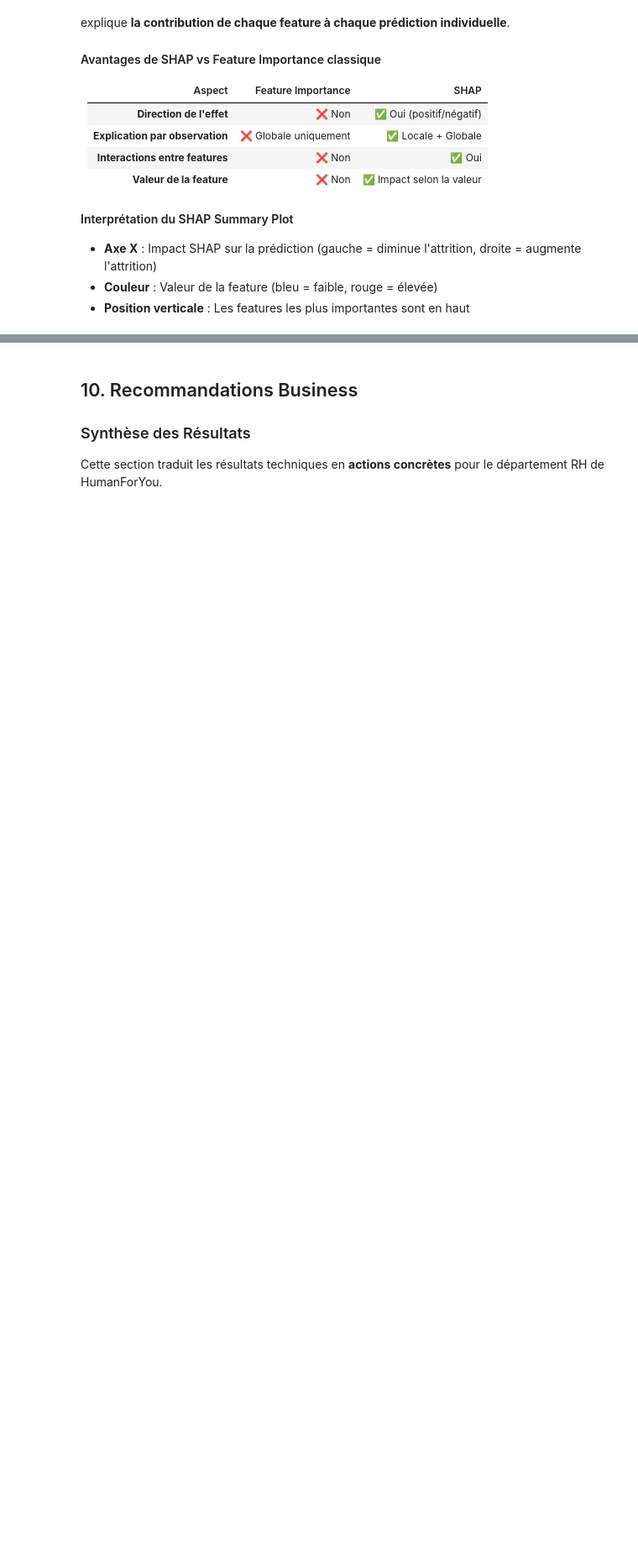
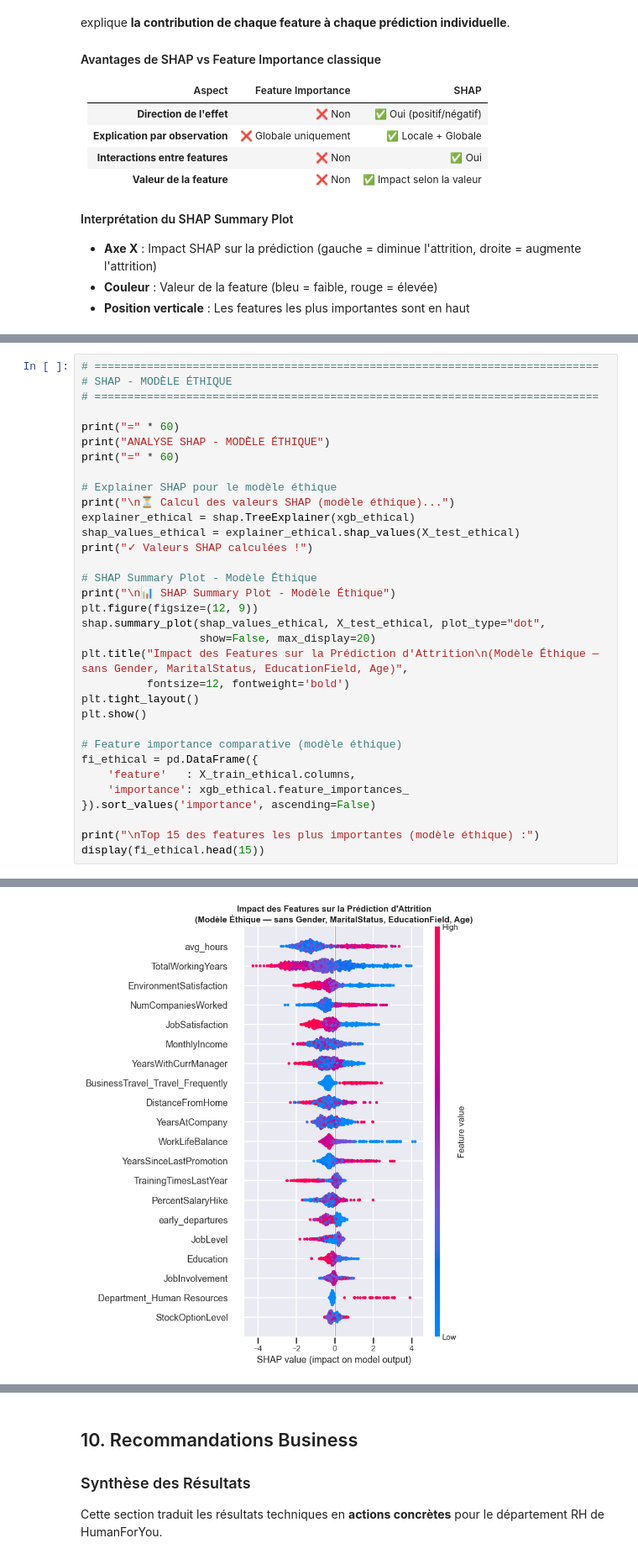
Before and after one commit to BenGuerre/cesia, a Jupyter notebook: main.ipynb, the cells around one changed output, grey strips where cells are left out. Shown at 84% size. Saved outputs shown, nothing was run; the diff lists cells and outputs as text; blank space fills up the shorter version.

```diff
--- a/main.ipynb
+++ b/main.ipynb
@@ -2807,0 +3052,34 @@ ANALYSE SHAP (SHapley Additive exPlanations)
+# %%
+# =============================================================================
+# SHAP - MODÈLE ÉTHIQUE
+# =============================================================================
+
+print("=" * 60)
+print("ANALYSE SHAP - MODÈLE ÉTHIQUE")
+print("=" * 60)
+
+# Explainer SHAP pour le modèle éthique
+print("\n⏳ Calcul des valeurs SHAP (modèle éthique)...")
+explainer_ethical = shap.TreeExplainer(xgb_ethical)
+shap_values_ethical = explainer_ethical.shap_values(X_test_ethical)
+print("✓ Valeurs SHAP calculées !")
+
+# SHAP Summary Plot - Modèle Éthique
+print("\n📊 SHAP Summary Plot - Modèle Éthique")
+plt.figure(figsize=(12, 9))
+shap.summary_plot(shap_values_ethical, X_test_ethical, plot_type="dot",
+                  show=False, max_display=20)
+plt.title("Impact des Features sur la Prédiction d'Attrition\n(Modèle Éthique — sans Gender, MaritalStatus, EducationField, Age)",
+          fontsize=12, fontweight='bold')
+plt.tight_layout()
+plt.show()
+
+# Feature importance comparative (modèle éthique)
+fi_ethical = pd.DataFrame({
+    'feature'   : X_train_ethical.columns,
+    'importance': xgb_ethical.feature_importances_
+}).sort_values('importance', ascending=False)
+
+print("\nTop 15 des features les plus importantes (modèle éthique) :")
+display(fi_ethical.head(15))
+# %% [output]
@@ -2807,0 +3094 @@ ANALYSE SHAP (SHapley Additive exPlanations)
+[figure, added]
```
Also changed, not shown: parts of 14 cells of this notebook, 4 other files.
